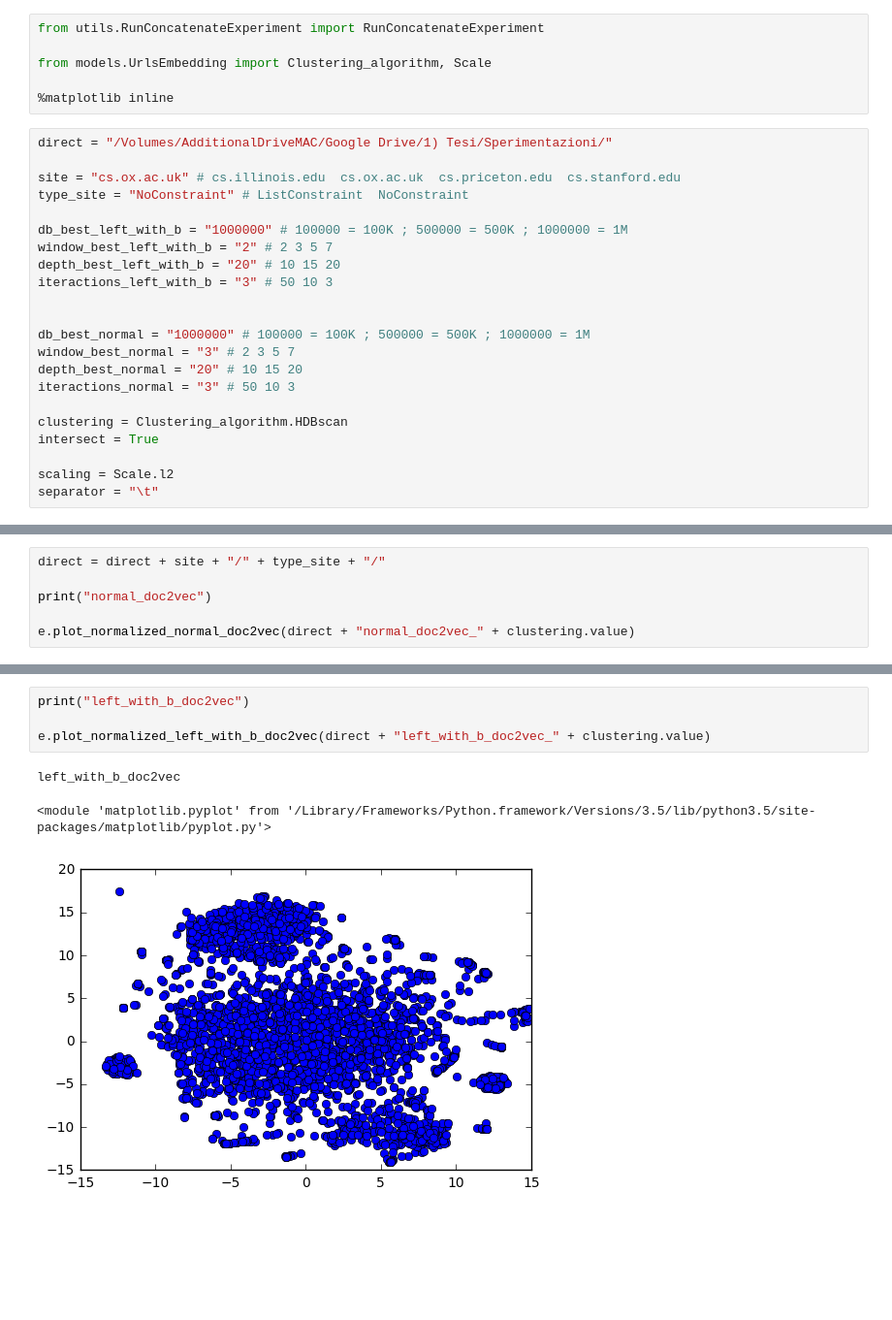
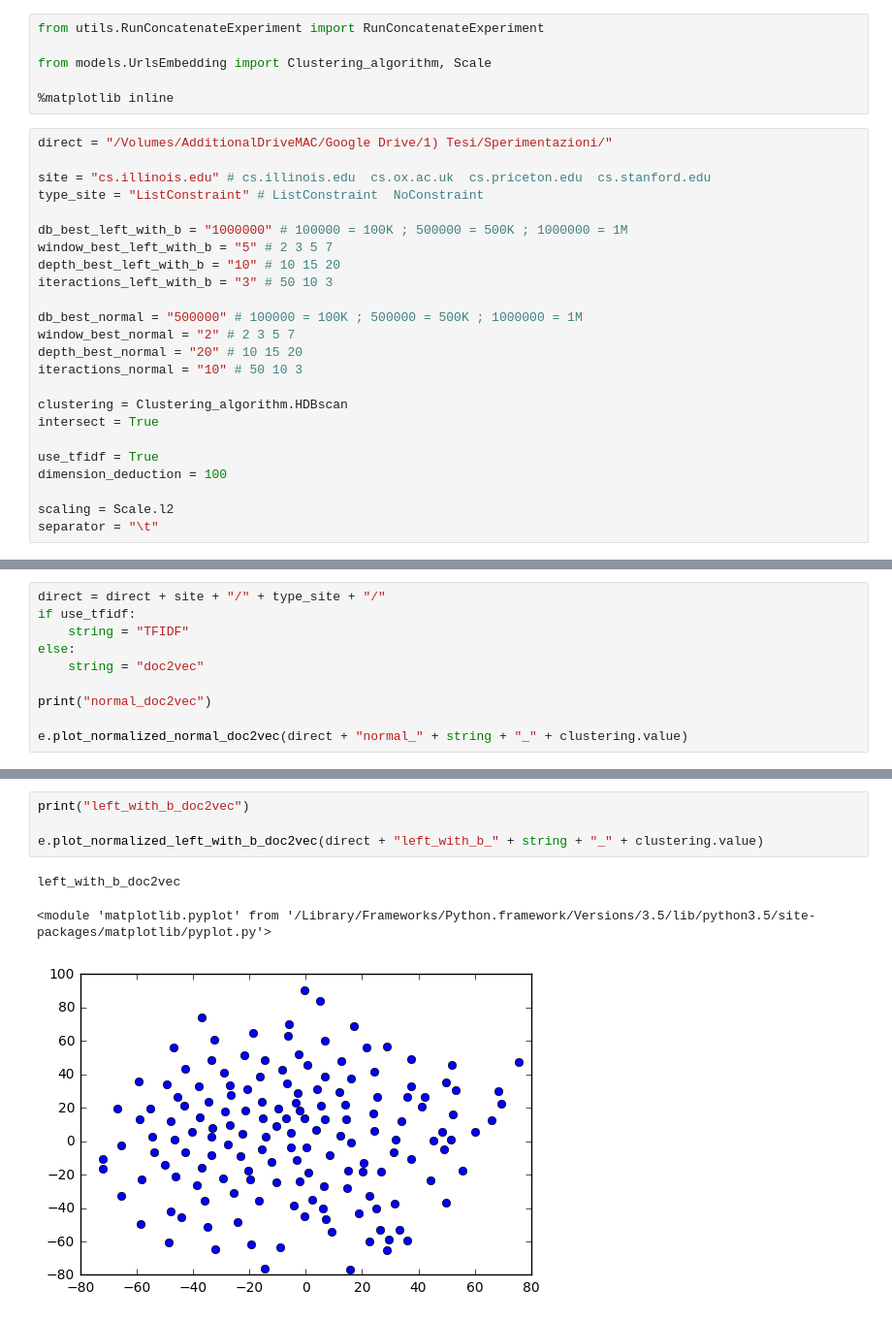
Before and after one commit to andreadelfante/UrlOrganizer, a Jupyter notebook: MyConcatenateExperiment.ipynb, the cells around one changed output, grey strips where cells are left out. Shown at 97% size. Cells and saved outputs as stored; diff of their text form; blank space fills up the shorter version.

Commit message:
implementato tfidf

```diff
--- a/MyConcatenateExperiment.ipynb
+++ b/MyConcatenateExperiment.ipynb
@@ -7,22 +7,24 @@ from models.UrlsEmbedding import Clustering_algorithm, Scale
 # %%
 direct = "/Volumes/AdditionalDriveMAC/Google Drive/1) Tesi/Sperimentazioni/"
 
-site = "cs.ox.ac.uk" # cs.illinois.edu  cs.ox.ac.uk  cs.priceton.edu  cs.stanford.edu
-type_site = "NoConstraint" # ListConstraint  NoConstraint
+site = "cs.illinois.edu" # cs.illinois.edu  cs.ox.ac.uk  cs.priceton.edu  cs.stanford.edu
+type_site = "ListConstraint" # ListConstraint  NoConstraint
 
 db_best_left_with_b = "1000000" # 100000 = 100K ; 500000 = 500K ; 1000000 = 1M
-window_best_left_with_b = "2" # 2 3 5 7
-depth_best_left_with_b = "20" # 10 15 20
+window_best_left_with_b = "5" # 2 3 5 7
+depth_best_left_with_b = "10" # 10 15 20
 iteractions_left_with_b = "3" # 50 10 3
 
-
-db_best_normal = "1000000" # 100000 = 100K ; 500000 = 500K ; 1000000 = 1M
-window_best_normal = "3" # 2 3 5 7
+db_best_normal = "500000" # 100000 = 100K ; 500000 = 500K ; 1000000 = 1M
+window_best_normal = "2" # 2 3 5 7
 depth_best_normal = "20" # 10 15 20
-iteractions_normal = "3" # 50 10 3
+iteractions_normal = "10" # 50 10 3
 
 clustering = Clustering_algorithm.HDBscan
 intersect = True
 
+use_tfidf = True
+dimension_deduction = 100
+
 scaling = Scale.l2
 separator = "\t"
@@ -73,9 +81,13 @@ Metrics NORMAL
 # %%
 direct = direct + site + "/" + type_site + "/"
+if use_tfidf:
+    string = "TFIDF"
+else:
+    string = "doc2vec"
 
 print("normal_doc2vec")
 
-e.plot_normalized_normal_doc2vec(direct + "normal_doc2vec_" + clustering.value)
+e.plot_normalized_normal_doc2vec(direct + "normal_" + string + "_" + clustering.value)
 # %% [output]
 normal_doc2vec
 <module 'matplotlib.pyplot' from '/Library/Frameworks/Python.framework/Versions/3.5/lib/python3.5/site-packages/matplotlib/pyplot.py'>
@@ -83,8 +95,8 @@ normal_doc2vec
 # %%
 print("left_with_b_doc2vec")
 
-e.plot_normalized_left_with_b_doc2vec(direct + "left_with_b_doc2vec_" + clustering.value)
+e.plot_normalized_left_with_b_doc2vec(direct + "left_with_b_" + string + "_" + clustering.value)
 # %% [output]
 left_with_b_doc2vec
 <module 'matplotlib.pyplot' from '/Library/Frameworks/Python.framework/Versions/3.5/lib/python3.5/site-packages/matplotlib/pyplot.py'>
-[figure, old version]
+[figure, new version]
```
Also changed, not shown: parts of 5 cells of this notebook, 7 other files.
